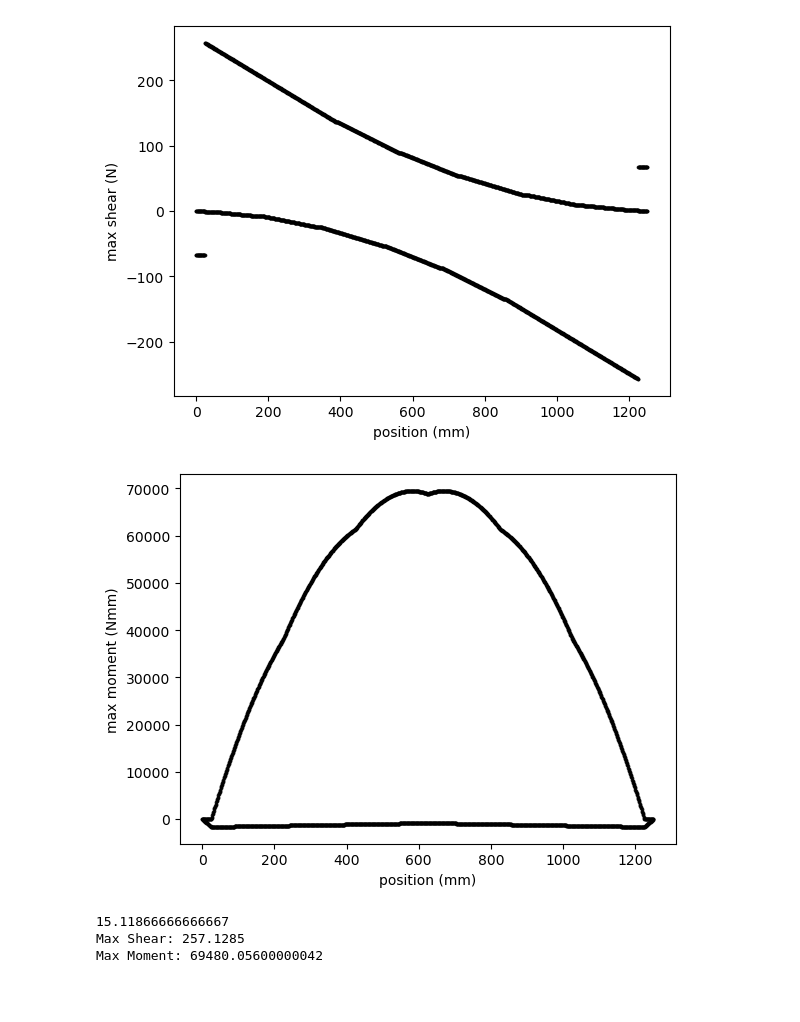
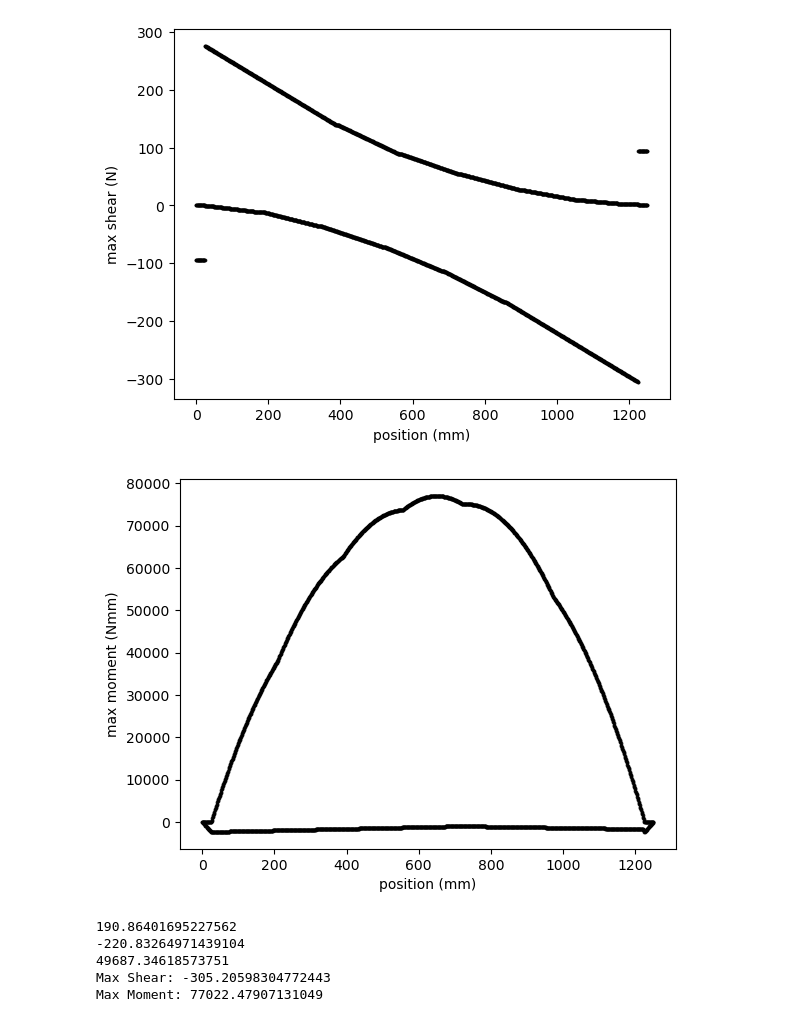
Before and after one commit to MinecartRider/civ102, a Jupyter notebook: shear.ipynb, the cells around one changed output. Drawn from its saved outputs; the diff is of its cells as text; code cells hidden in the pictures; blank space fills up the shorter version.

```diff
--- a/shear.ipynb
+++ b/shear.ipynb
@@ -6,28 +6,28 @@ import helpers.shear_helpers as sh
 #New Push
 # %%
 load_position = [-52, -228, -392, -568, -732, -908]
-# P = [-91, -91, -67.5, -67.5, -67.5, -67.5]
-P = [-66.7]*6
+load_case2_base = [-91, -91, -67.5, -67.5, -67.5, -67.5]
+load_case2 = sh.get_loads(-452)
+load_case1= [-66.7]*6
 max_length = 1250
 reaction_locations = (25, 1225)
 train_length = 960
 # %%
-loads_mag = sh.get_loads(-452)
-loads = sh.find_loads(1105, loads_mag, load_position, max_length)
-reactions = sh.find_reaction(loads,reaction_locations)
-shear = {k: loads.get(k, 0) + reactions.get(k, 0) for k in set(loads) | set(reactions)}
-shears = sh.find_shear(shear, max_length)
-moments = sh.find_moment(shear, max_length)
+P = load_case2
 envelope_shear = sh.envelope(sh.find_shear, P, load_position, reaction_locations, max_length, train_length)
 envelope_moment = sh.envelope(sh.find_moment, P, load_position, reaction_locations, max_length, train_length)
 sh.plot_envelope(envelope_shear[0],envelope_shear[2],  "position (mm)", "max shear (N)", "images/shear.png")
 sh.plot_envelope(envelope_moment[0],envelope_moment[2],  "position (mm)", "max moment (Nmm)", "images/moment.png")
-print(envelope_shear[0][1000])
-print(f"Max Shear: {max(list(envelope_shear[0].values()))}")
+print(envelope_shear[0][250])
+print(envelope_shear[2][1000])
+print(envelope_moment[0][1000])
+print(f"Max Shear: {min(list(envelope_shear[2].values()))}")
 print(f"Max Moment: {max(list(envelope_moment[0].values()))}")
 # %% [output]
-[figure, old version]
+[figure, new version]
-[figure, old version]
+[figure, new version]
-15.11866666666667
-Max Shear: 257.1285
-Max Moment: 69480.05600000042
+190.86401695227562
+-220.83264971439104
+49687.34618573751
+Max Shear: -305.20598304772443
+Max Moment: 77022.47907131049
```
Also changed, not shown: 4 other files.
